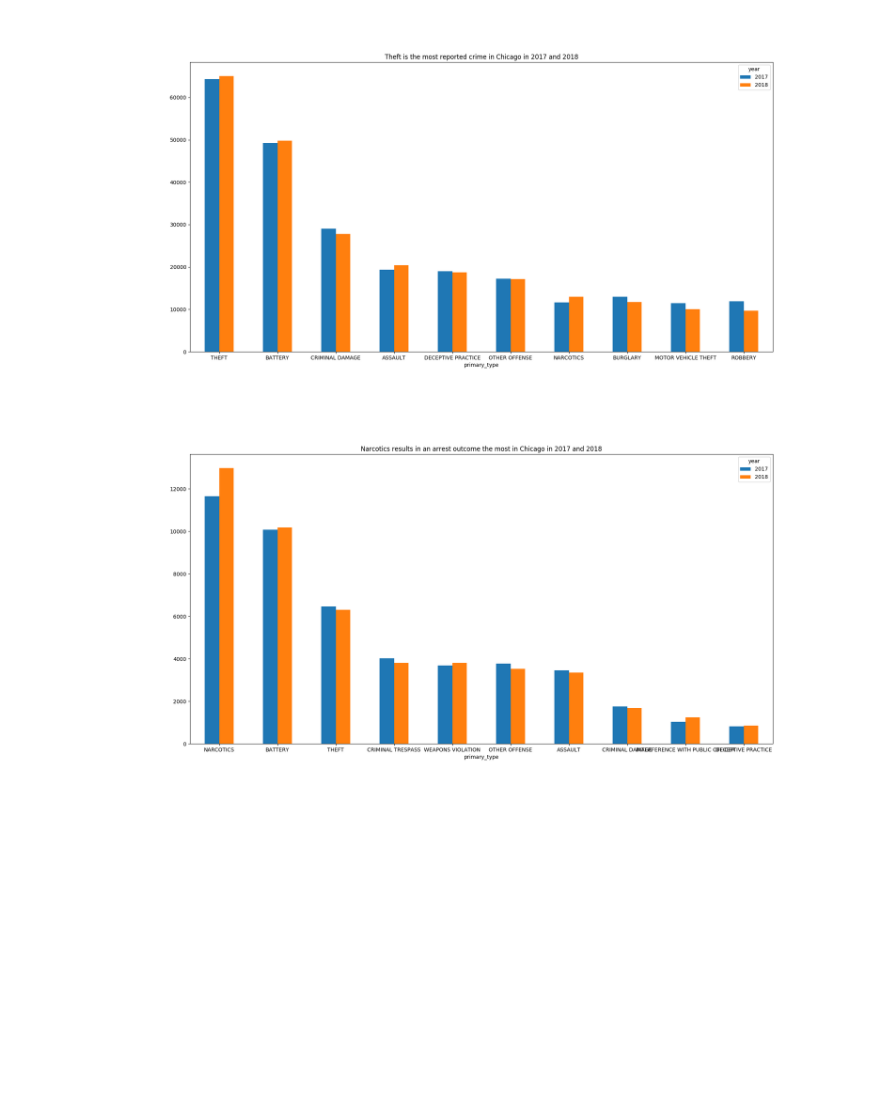
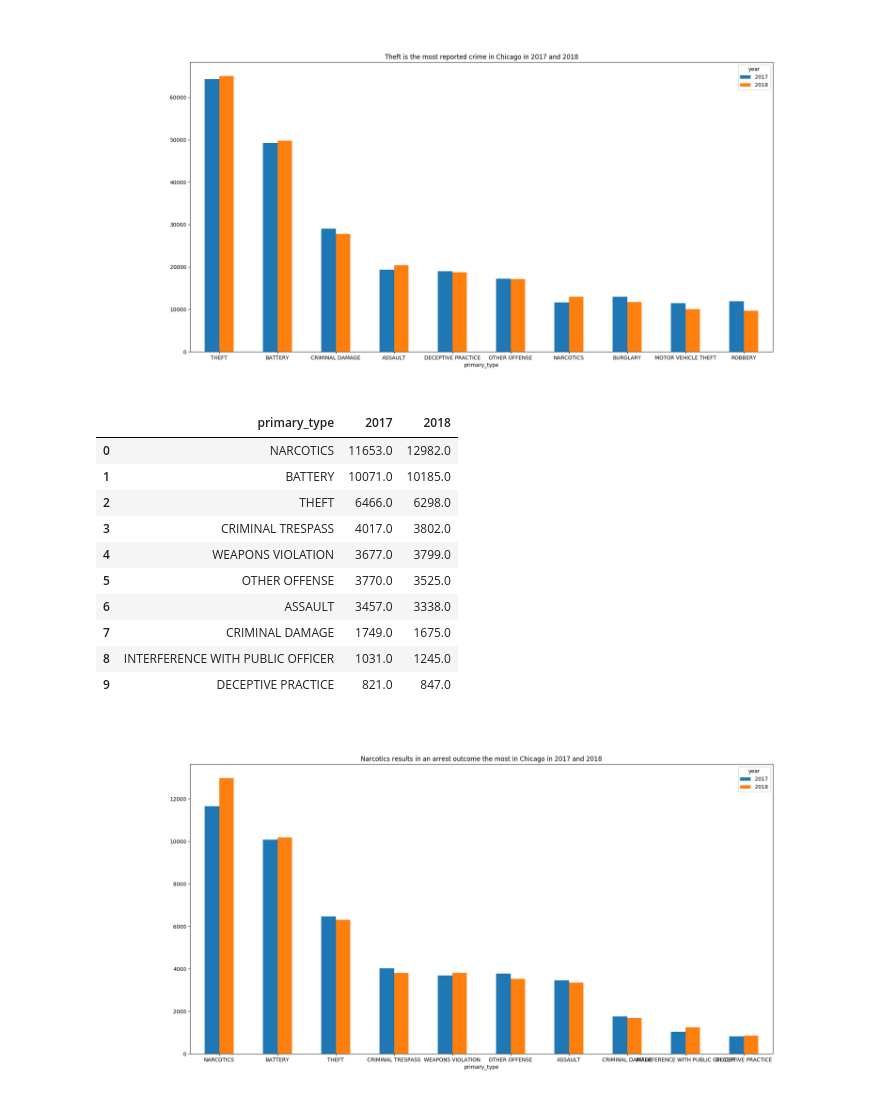
Before and after one commit to rachel-ker/capp30254, a Jupyter notebook: HW1/hw1-writeup.ipynb, the cells around one changed output. Cells and saved outputs as stored; diff of their text form; code cells hidden in the pictures; blank space fills up the shorter version.

```diff
--- a/HW1/hw1-writeup.ipynb
+++ b/HW1/hw1-writeup.ipynb
@@ -14,6 +38,20 @@ from IPython.display import Image
 Image("bar_charts/Top 10 Crime reported by type by year.png")
 # %% [output]
 [figure]
+# %%
+pd.read_csv("tables/top10arrested_bytype_byyear.csv")
+# %% [output]
+|  | primary_type | 2017 | 2018 |
+| 0 | NARCOTICS | 11653.0 | 12982.0 |
+| 1 | BATTERY | 10071.0 | 10185.0 |
+| 2 | THEFT | 6466.0 | 6298.0 |
+| 3 | CRIMINAL TRESPASS | 4017.0 | 3802.0 |
+| 4 | WEAPONS VIOLATION | 3677.0 | 3799.0 |
+| 5 | OTHER OFFENSE | 3770.0 | 3525.0 |
+| 6 | ASSAULT | 3457.0 | 3338.0 |
+| 7 | CRIMINAL DAMAGE | 1749.0 | 1675.0 |
+| 8 | INTERFERENCE WITH PUBLIC OFFICER | 1031.0 | 1245.0 |
+| 9 | DECEPTIVE PRACTICE | 821.0 | 847.0 |
 # %%
 Image("bar_charts/Top 10 Crime arrested by type by year.png")
 # %% [output]
```
Also changed, not shown: parts of 16 cells of this notebook.
